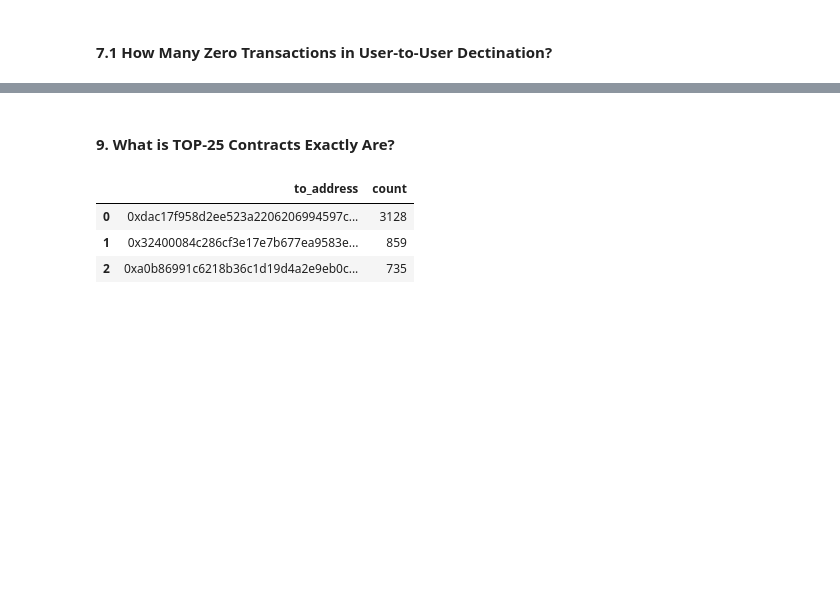
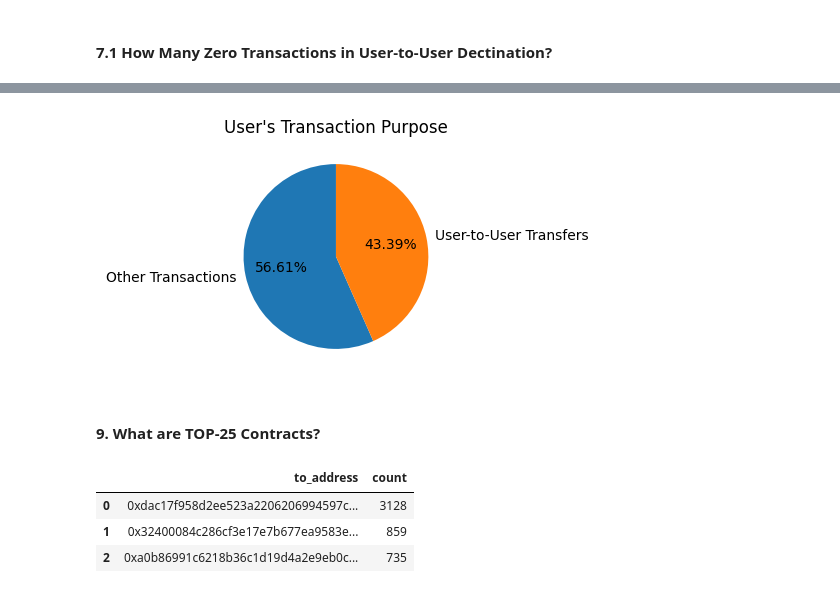
Before and after one commit to diachkina/blockchain_ethereum_project, a Jupyter notebook: ethereum_analysis.ipynb, the cells around one changed output, grey strips where cells are left out. Drawn from its saved outputs; the diff is of its cells as text; code cells hidden in the pictures; blank space fills up the shorter version.

Commit message:
First OUTGOING transactions+contracts fuctionality_

```diff
--- a/ethereum_analysis.ipynb
+++ b/ethereum_analysis.ipynb
@@ -236,5 +251,23 @@ df[(df['transactions_purpose'] == 'User-to-User Transfers') & (df['value'] == 0.
+# %%
+def transfer_or_other(row):
+    if row['function'] == 'Transfer' and row['value'] != 0.00:
+        return 'User-to-User Transfers'
+    return 'Other Transactions'
+
+df['transactions_purpose'] = df.apply(transfer_or_other, axis=1)
+
+
+transactions_destination_percenrtage = df['transactions_purpose'].value_counts(normalize=True) * 100
+
+plt.figure(figsize=(3, 3))
+transactions_destination_percenrtage.plot(kind="pie", autopct="%.2f%%", startangle=90)
+plt.title("User's Transaction Purpose")
+plt.ylabel("")
+plt.show()
+# %% [output]
+[figure, added]
 # %% [markdown]
-#### **9. What is TOP-25 Contracts Exactly Are?**
+#### **9. What are TOP-25 Contracts?**
 # %%
 top25_contracts = df[(df['function'] != 'Transfer') & (df['to_address'] != 'Contract')].to_address.value_counts().head(25).reset_index()
 # %%
```
Also changed, not shown: parts of 13 cells of this notebook.
